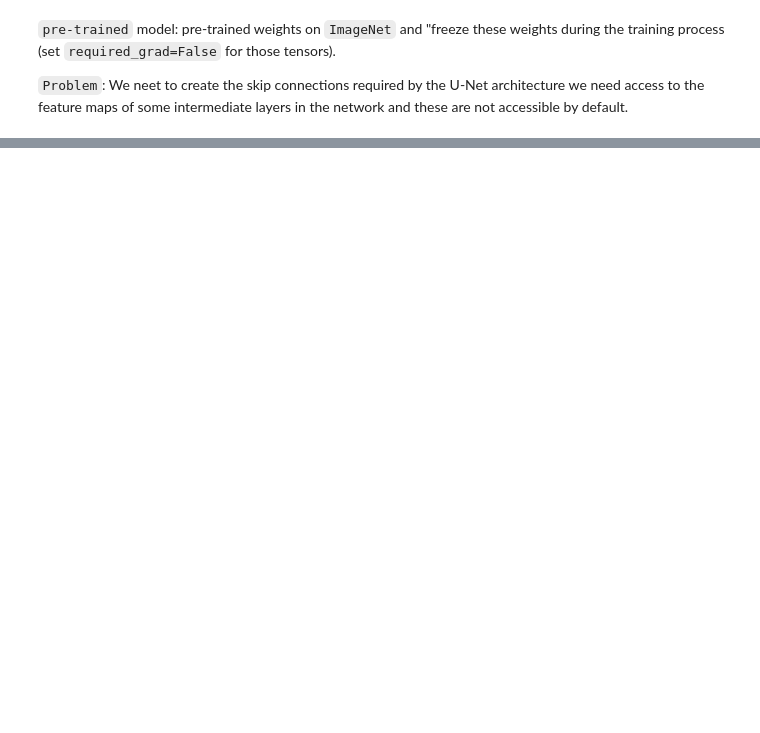
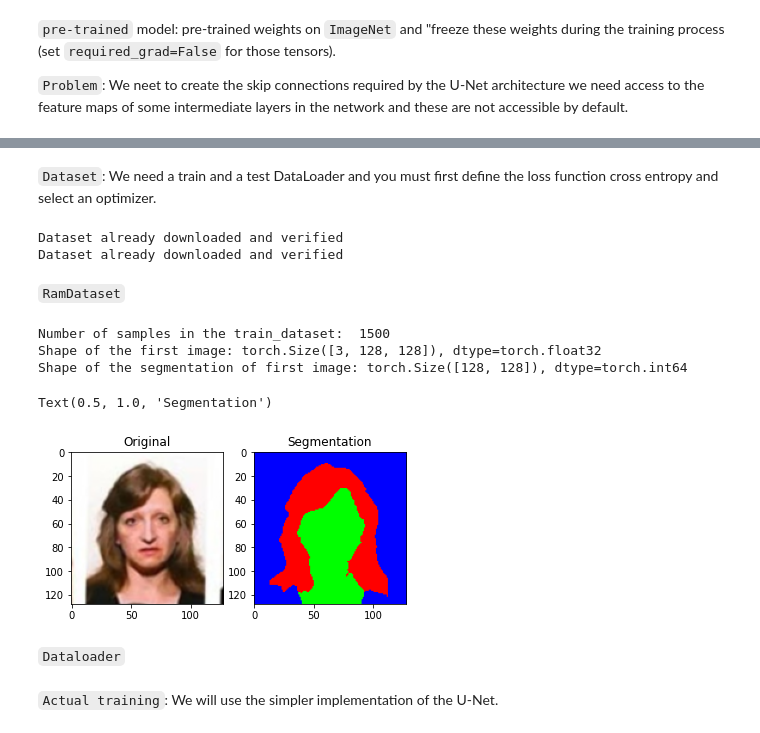
Before and after one commit to Catalin-web/CVADL, a Jupyter notebook: LabsSolved/Lab5/Exercise.ipynb, the cells around one changed output, grey strips where cells are left out. Cells and saved outputs as stored; diff of their text form; code cells hidden in the pictures; blank space fills up the shorter version.

```diff
--- a/LabsSolved/Lab5/Exercise.ipynb
+++ b/LabsSolved/Lab5/Exercise.ipynb
@@ -282,0 +300,2 @@ torch.Size([1, 1, 512, 512])
+# %% [markdown]
+`Dataset`: We need a train and a test DataLoader and you must first define the loss function cross entropy and select an optimizer.
@@ -282,0 +389,45 @@ torch.Size([1, 1, 512, 512])
+# %%
+transforms = v2.Compose([v2.Resize(128), v2.ToTensor()])
+target_transforms = v2.Compose([v2.Resize(128), v2.ToTensor(), v2.Lambda(lambda x: x.argmax(dim=0))]) # , v2.Lambda(lambda x: x.bool())
+train_dataset = LFWDataset(base_folder='./data', split="train", download=True, transform=transforms, target_transforms=target_transforms)
+validation_dataset = LFWDataset(base_folder='./data', split="test", download=True, transform=transforms, target_transforms=target_transforms)
+# %% [output]
+Dataset already downloaded and verified
+Dataset already downloaded and verified
+# %% [markdown]
+`RamDataset`
+# %%
+# code /root/.jupyter/jupyter_notebook_config.py
+# c.NotebookApp.max_buffer_size = 20000000000
+# 9GB RAM, Issue on github PPM takes lot of ram
+# Performance improvement, should be used only with small datasets, delete cell if you don't have enough RAM, should work OOTB
+class RamDataset(torch.utils.data.Dataset):
+    def __init__(self, dataset: LFWDataset):
+        data_loader = DataLoader(dataset, batch_size=len(dataset))
+        self._images, self._segmentations = next(iter(data_loader))
+    def __getitem__(self, index):
+        return self._images[index], self._segmentations[index]
+    def __len__(self):
+        return self._images.shape[0]
+
+train_dataset = RamDataset(train_dataset)
+validation_dataset = RamDataset(validation_dataset)
+# %%
+# Simple validation to see that everything is alwright
+print("Number of samples in the train_dataset: ", len(train_dataset))
+print(f"Shape of the first image: {train_dataset[0][0].shape}, dtype={train_dataset[0][0].dtype}")
+print(f"Shape of the segmentation of first image: {train_dataset[0][1].shape}, dtype={train_dataset[0][1].dtype}")
+first_image = train_dataset[0][0].cpu().numpy().transpose(1, 2, 0)
+first_image_segmentation = F.one_hot(train_dataset[0][1]).float().cpu().numpy()
+plt.subplot(1, 2, 1).imshow(first_image)
+plt.title(f"Original")
+plt.subplot(1, 2, 2).imshow(first_image_segmentation)
+plt.title(f"Segmentation")
+# %% [output]
+Number of samples in the train_dataset:  1500
+Shape of the first image: torch.Size([3, 128, 128]), dtype=torch.float32
+Shape of the segmentation of first image: torch.Size([128, 128]), dtype=torch.int64
+Text(0.5, 1.0, 'Segmentation')
+[figure, added]
+# %% [markdown]
+`Dataloader`
@@ -282,0 +441,2 @@ torch.Size([1, 1, 512, 512])
+# %% [markdown]
+`Actual training`: We will use the simpler implementation of the U-Net.
```
Also changed, not shown: parts of 19 cells of this notebook, 5 other files.
